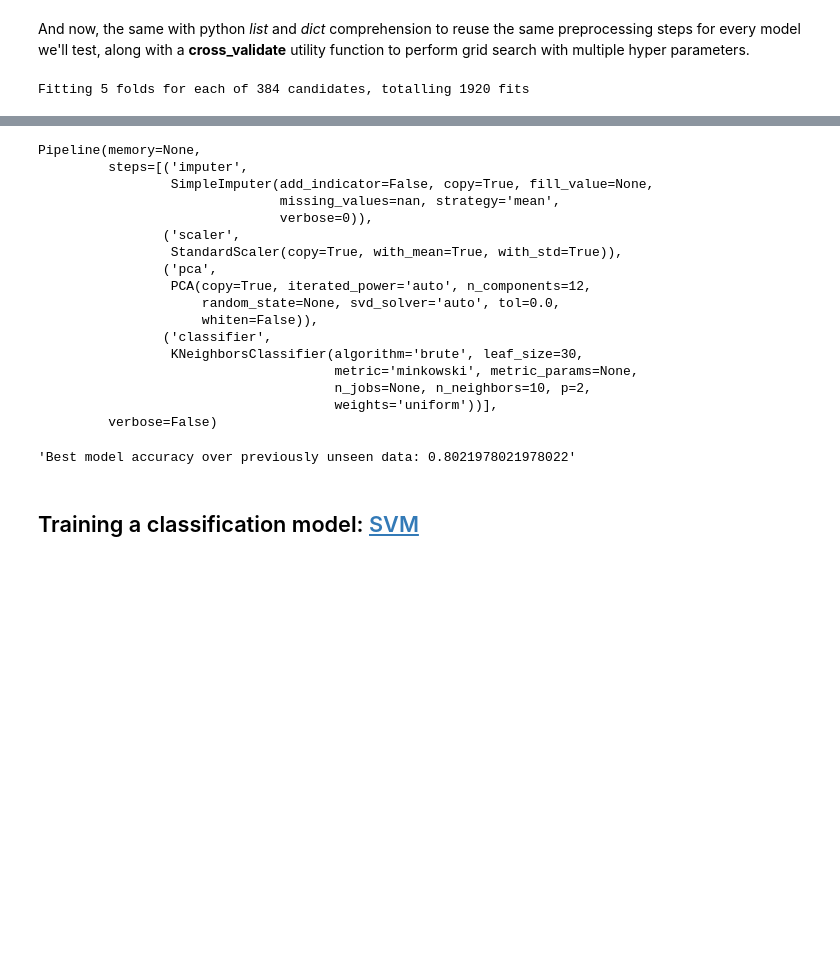
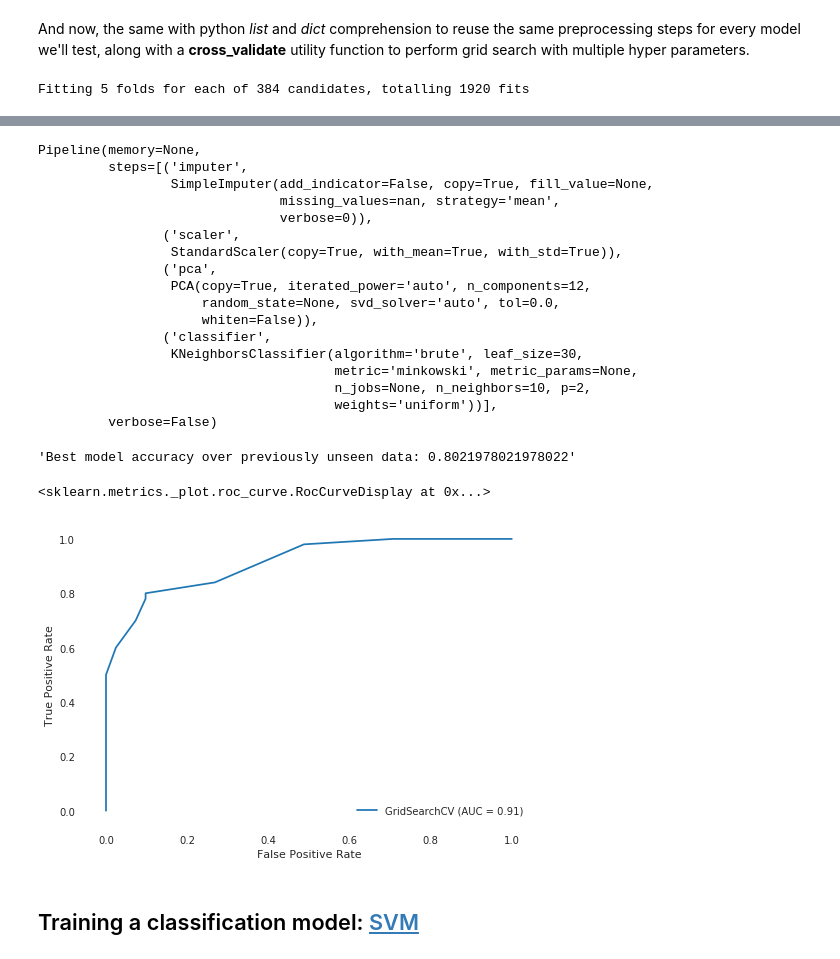
Before and after one commit to tanguyRa/AIML5, a Jupyter notebook: notebooks/Day1.ipynb, the cells around one changed output, grey strips where cells are left out. Drawn from its saved outputs; the diff is of its cells as text; code cells hidden in the pictures; blank space fills up the shorter version.

```diff
--- a/notebooks/Day1.ipynb
+++ b/notebooks/Day1.ipynb
@@ -292,6 +302,7 @@ def cross_validate(model, params):
     display('Best model accuracy over previously unseen data: {}'.format(
         gridsearch_result.score(X_test, y_test)
     ))
+    return gridsearch
 # %%
 knn_pipe = Pipeline(
     preprocessing_steps + [('classifier', KNeighborsClassifier())]
@@ -302,7 +313,9 @@ knn_params = {
     'classifier__algorithm': ['brute', 'ball_tree']
 }
 
-cross_validate(knn_pipe, knn_params)
+knn_gridsearch = cross_validate(knn_pipe, knn_params)
+
+plot_roc_curve(knn_gridsearch, X_test, y_test)
 # %% [output]
 Fitting 5 folds for each of 384 candidates, totalling 1920 fits
 [Parallel(n_jobs=-1)]: Using backend LokyBackend with 6 concurrent workers.
@@ -311,21 +324,23 @@ Fitting 5 folds for each of 384 candidates, totalling 1920 fits
 Pipeline(memory=None,
          steps=[('imputer',
                  SimpleImputer(add_indicator=False, copy=True, fill_value=None,
                                missing_values=nan, strategy='mean',
                                verbose=0)),
                 ('scaler',
                  StandardScaler(copy=True, with_mean=True, with_std=True)),
                 ('pca',
                  PCA(copy=True, iterated_power='auto', n_components=12,
                      random_state=None, svd_solver='auto', tol=0.0,
                      whiten=False)),
                 ('classifier',
                  KNeighborsClassifier(algorithm='brute', leaf_size=30,
                                       metric='minkowski', metric_params=None,
                                       n_jobs=None, n_neighbors=10, p=2,
                                       weights='uniform'))],
          verbose=False)
 'Best model accuracy over previously unseen data: 0.8021978021978022'
+<sklearn.metrics._plot.roc_curve.RocCurveDisplay at 0x...>
+[figure, added]
 # %% [markdown]
 ## Training a classification model: [SVM](https://scikit-learn.org/stable/modules/generated/sklearn.svm.LinearSVC.html)
 # %%
```
Also changed, not shown: parts of 12 cells of this notebook, 8 other files.
